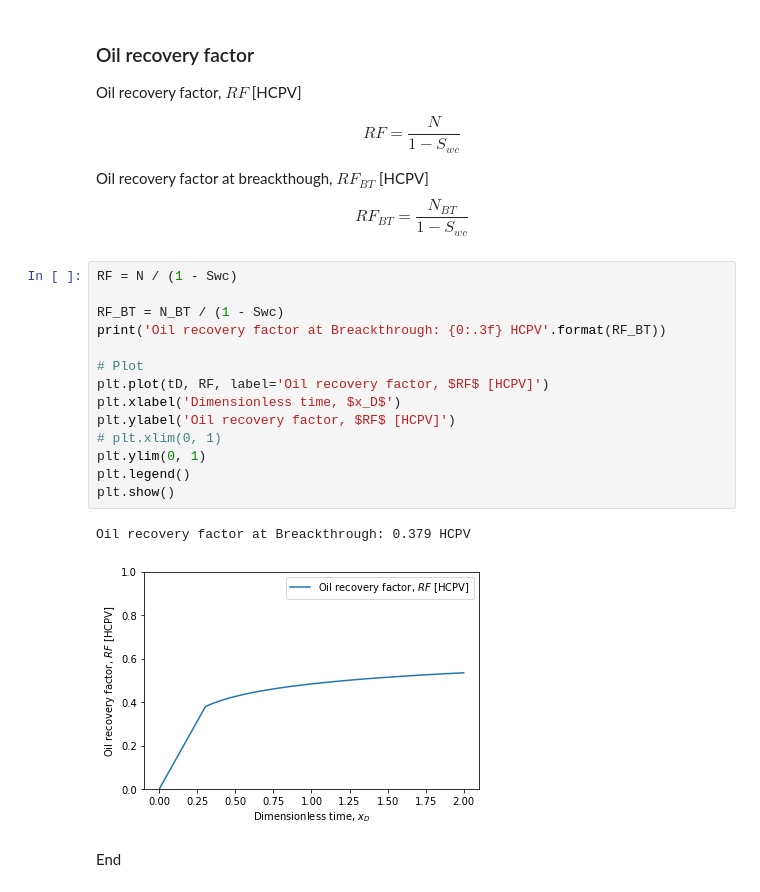
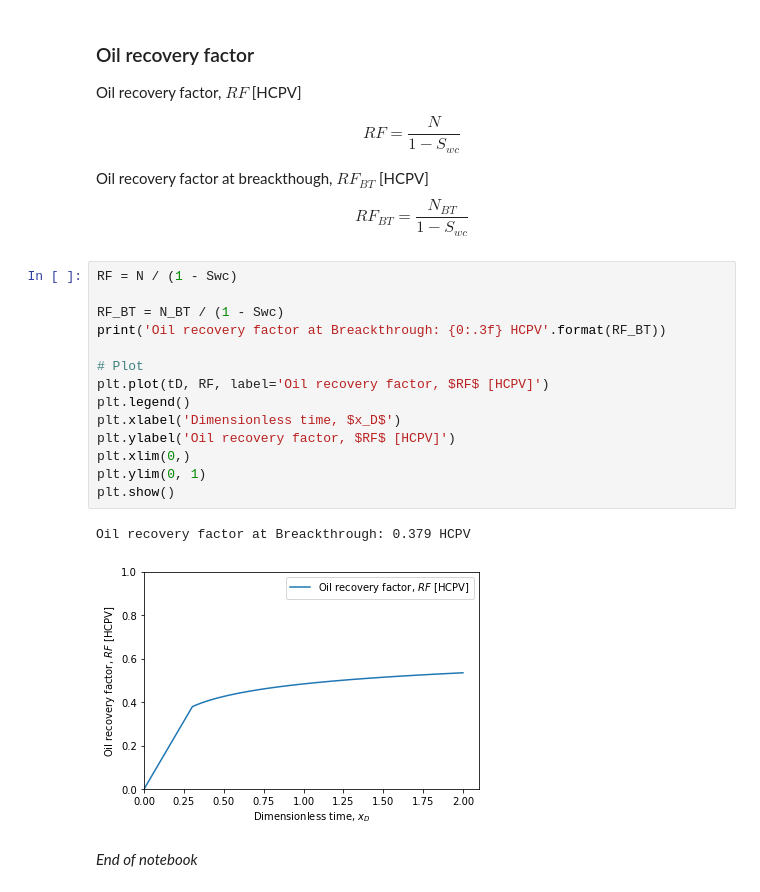
Before and after one commit to mayuneko-re/notebook, a Jupyter notebook: Buckley_Leverett.ipynb, the cells around one changed output. Drawn from its saved outputs; the diff is of its cells as text.

```diff
--- a/Buckley_Leverett.ipynb
+++ b/Buckley_Leverett.ipynb
@@ -285,19 +287,19 @@ $${RF}_{BT} = \frac{N_{BT}}{1-S_{wc}}$$
 # %%
 RF = N / (1 - Swc)
 
 RF_BT = N_BT / (1 - Swc)
 print('Oil recovery factor at Breackthrough: {0:.3f} HCPV'.format(RF_BT))
 
 # Plot
 plt.plot(tD, RF, label='Oil recovery factor, $RF$ [HCPV]')
+plt.legend()
 plt.xlabel('Dimensionless time, $x_D$')
 plt.ylabel('Oil recovery factor, $RF$ [HCPV]')
-# plt.xlim(0, 1)
+plt.xlim(0,)
 plt.ylim(0, 1)
-plt.legend()
 plt.show()
 # %% [output]
 Oil recovery factor at Breackthrough: 0.379 HCPV
-[figure, old version]
+[figure, new version]
-# %% [markdown]
-End
+# %% [markdown]
+*End of notebook*
```
Also changed, not shown: parts of 6 cells of this notebook.
